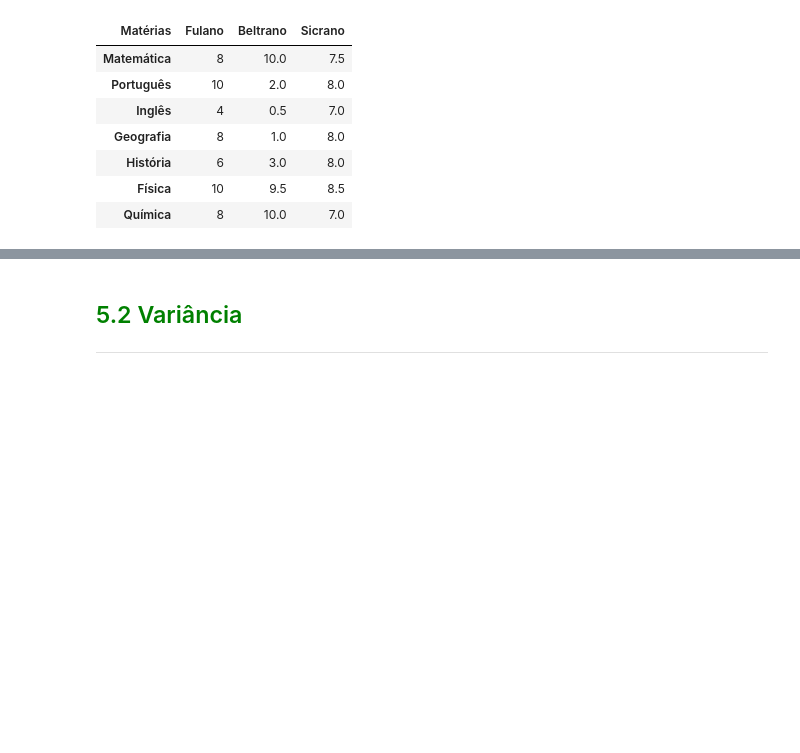
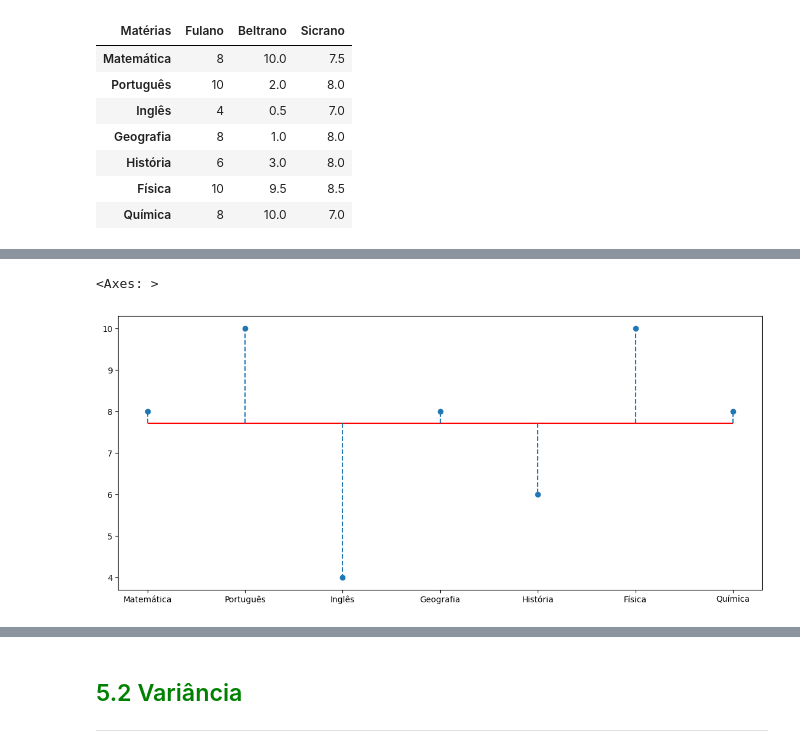
Before and after one commit to dhio-n/estatistica_com_python, a Jupyter notebook: Curso_de_Estatística_Parte_2.ipynb, the cells around one changed output, grey strips where cells are left out. Cells and saved outputs as stored; diff of their text form; code cells hidden in the pictures; blank space fills up the shorter version.

```diff
--- a/Curso_de_Estatística_Parte_2.ipynb
+++ b/Curso_de_Estatística_Parte_2.ipynb
@@ -1167,9 +1167,8 @@ df
 | Física | 10 | 9.5 | 8.5 |
 | Química | 8 | 10.0 | 7.0 |
 # %%
-notas_fulano = df[['Fulano']]
-nota_media_fulano = notas_fulano.mean()[0]
-nota_media_fulano
-nota_media_fulano['Desvio'] = notas_fulano['Fulano'] - nota_media_fulano
-nota_media_fulano
+notas_fulano = df[['Fulano']]  # Filtra apenas a coluna de Fulano
+nota_media_fulano = notas_fulano['Fulano'].mean()  # Calcula a média
+notas_fulano['Desvio'] = (notas_fulano['Fulano'] - nota_media_fulano).abs()  # Calcula o desvio
+notas_fulano  # Exibe o dataframe atualizado
 # %% [output]
@@ -1176,0 +1188,10 @@ TypeError: 'numpy.float64' object does not support item assignment
+# %%
+ax = notas_fulano['Fulano'].plot(style = 'o')
+ax.figure.set_size_inches(14, 6)
+ax.hlines(y = nota_media_fulano, xmin = 0, xmax = notas_fulano.shape[0] - 1, colors = 'red')
+for i in range(notas_fulano.shape[0]):
+    ax.vlines(x = i, ymin = nota_media_fulano, ymax = notas_fulano['Fulano'][i], linestyle='dashed')
+ax
+# %% [output]
+<Axes: >
+[figure, added]
```
Also changed, not shown: parts of 12 cells of this notebook.
